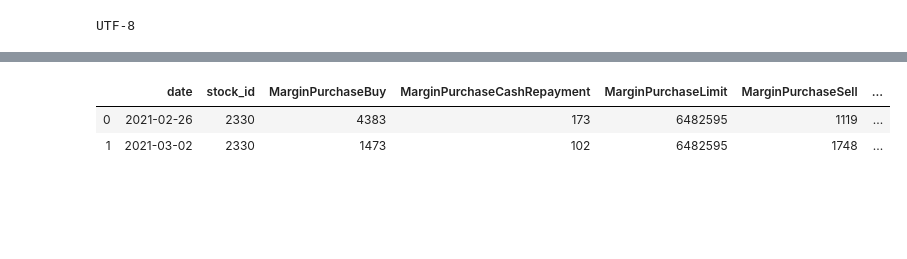
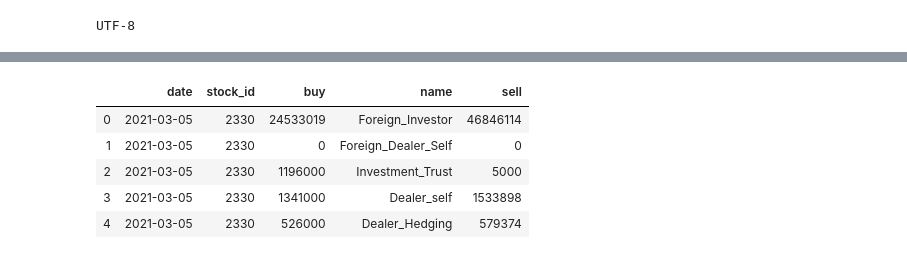
Before and after one commit to funningboy/abu, a Jupyter notebook: abupy_lecture/fubon_finmind.ipynb, the cells around one changed output, grey strips where cells are left out. Cells and saved outputs as stored; diff of their text form; code cells hidden in the pictures; blank space fills up the shorter version.

```diff
--- a/abupy_lecture/fubon_finmind.ipynb
+++ b/abupy_lecture/fubon_finmind.ipynb
@@ -86,20 +86,23 @@ data
 # %%
 url = "https://api.finmindtrade.com/api/v4/data"
 parameter = {
-    "dataset": "TaiwanStockMarginPurchaseShortSale",
+    "dataset": "TaiwanStockInstitutionalInvestorsBuySell",
     "data_id": "2330",
-    "start_date": "2021-02-26",
+    "start_date": "2021-03-05",
     "token": "", # 參考登入，獲取金鑰
 }
 data = requests.get(url, params=parameter)
 data = data.json()
 data = pd.DataFrame(data['data'])
 #data
 data.head()
 # %% [output]
-|  | date | stock_id | MarginPurchaseBuy | MarginPurchaseCashRepayment | MarginPurchaseLimit | MarginPurchaseSell | ... |
-| 0 | 2021-02-26 | 2330 | 4383 | 173 | 6482595 | 1119 | ... |
-| 1 | 2021-03-02 | 2330 | 1473 | 102 | 6482595 | 1748 | ... |
+|  | date | stock_id | buy | name | sell |
+| 0 | 2021-03-05 | 2330 | 24533019 | Foreign_Investor | 46846114 |
+| 1 | 2021-03-05 | 2330 | 0 | Foreign_Dealer_Self | 0 |
+| 2 | 2021-03-05 | 2330 | 1196000 | Investment_Trust | 5000 |
+| 3 | 2021-03-05 | 2330 | 1341000 | Dealer_self | 1533898 |
+| 4 | 2021-03-05 | 2330 | 526000 | Dealer_Hedging | 579374 |
 # %%
 url = "https://api.finmindtrade.com/api/v4/data"
 parameter = {
```
Also changed, not shown: parts of 11 cells of this notebook, 15 other files.
